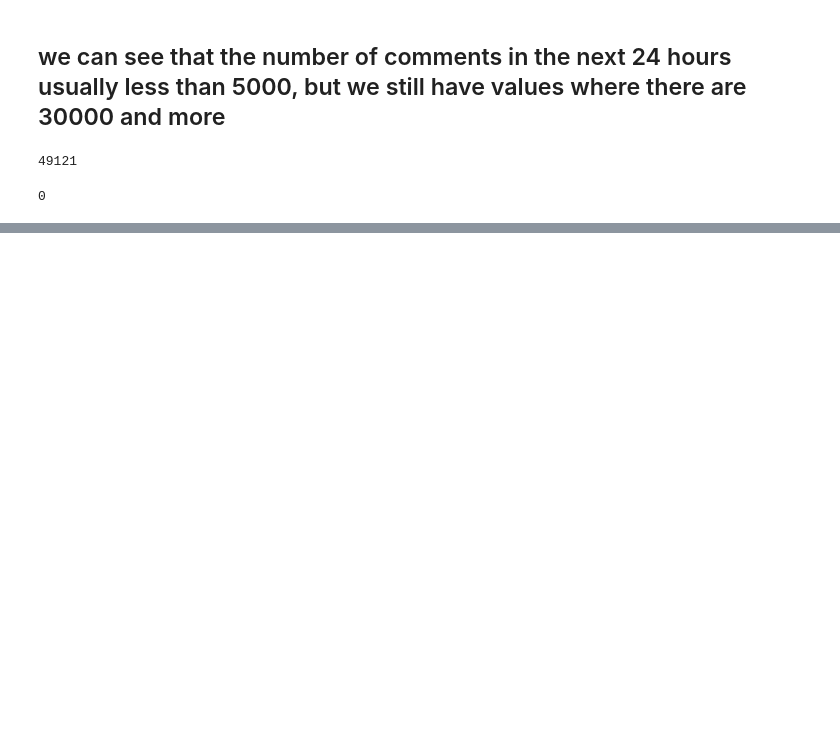
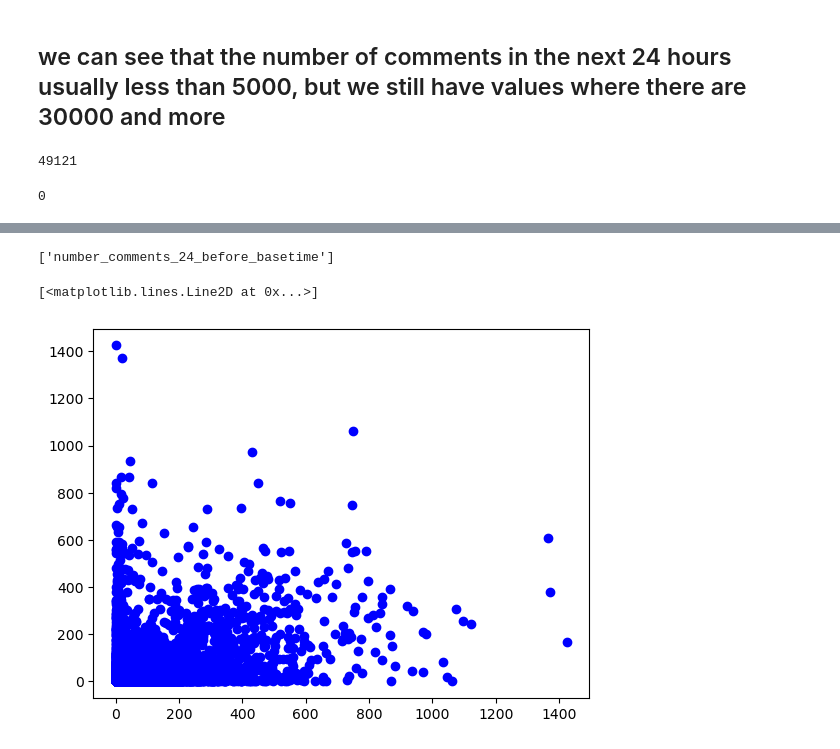
Before and after one commit to terekhin2540/Data_Analytics_First_assign, a Jupyter notebook: data_analytics.ipynb, the cells around one changed output, grey strips where cells are left out. Saved outputs shown, nothing was run; the diff lists cells and outputs as text; code cells hidden in the pictures; blank space fills up the shorter version.

```diff
--- a/data_analytics.ipynb
+++ b/data_analytics.ipynb
@@ -465,0 +526,9 @@ Length: 281, dtype: float64
+# %%
+good_columns_with_big_corr
+# %% [output]
+['number_comments_24_before_basetime']
+# %%
+plt.plot( df_train['number_comments_24_before_basetime'],df_train['number_of_comments'], 'bo')
+# %% [output]
+[<matplotlib.lines.Line2D at 0x...>]
+[figure, added]
```
Also changed, not shown: parts of 69 cells of this notebook.
